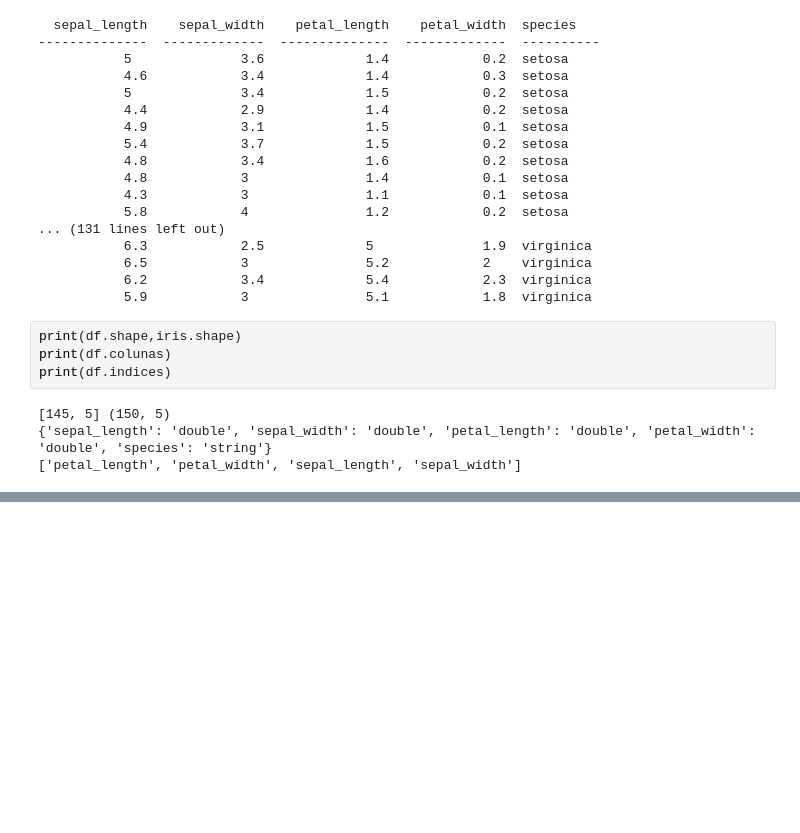
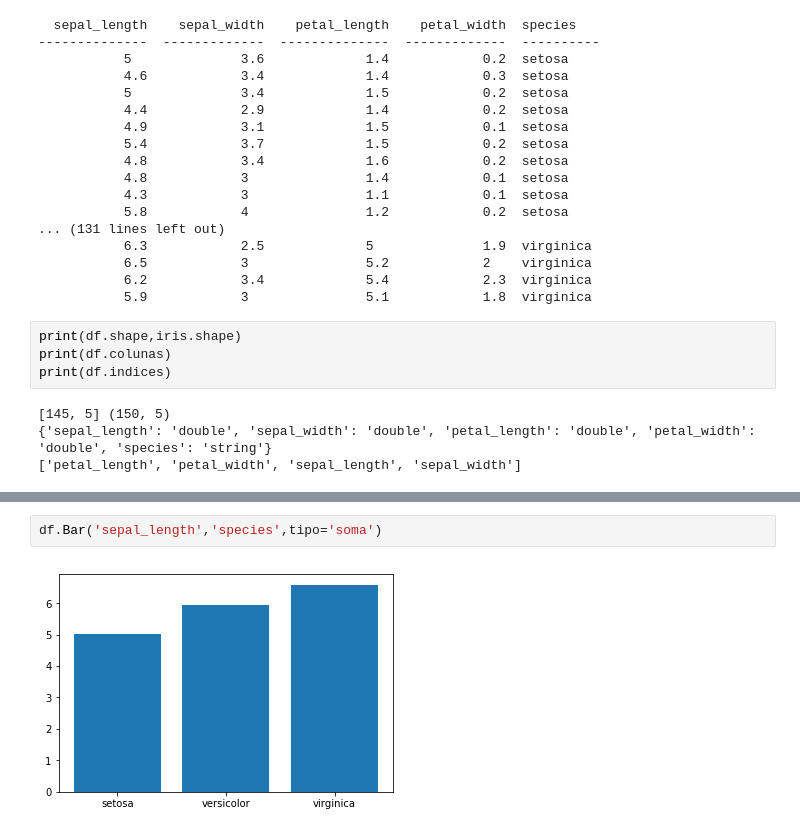
Before and after one commit to davibarreira/Macaco, a Jupyter notebook: MacacoNotebook.ipynb, the cells around one changed output, grey strips where cells are left out. Drawn from its saved outputs; the diff is of its cells as text; blank space fills up the shorter version.

```diff
--- a/MacacoNotebook.ipynb
+++ b/MacacoNotebook.ipynb
@@ -224,0 +237,4 @@ plt.plot(filtro2['sepal_length'],filtro2['sepal_width'],'o')
+# %%
+df.Bar('sepal_length','species',tipo='soma')
+# %% [output]
+[figure, added]
```
Also changed, not shown: parts of 5 cells of this notebook, 2 other files.
